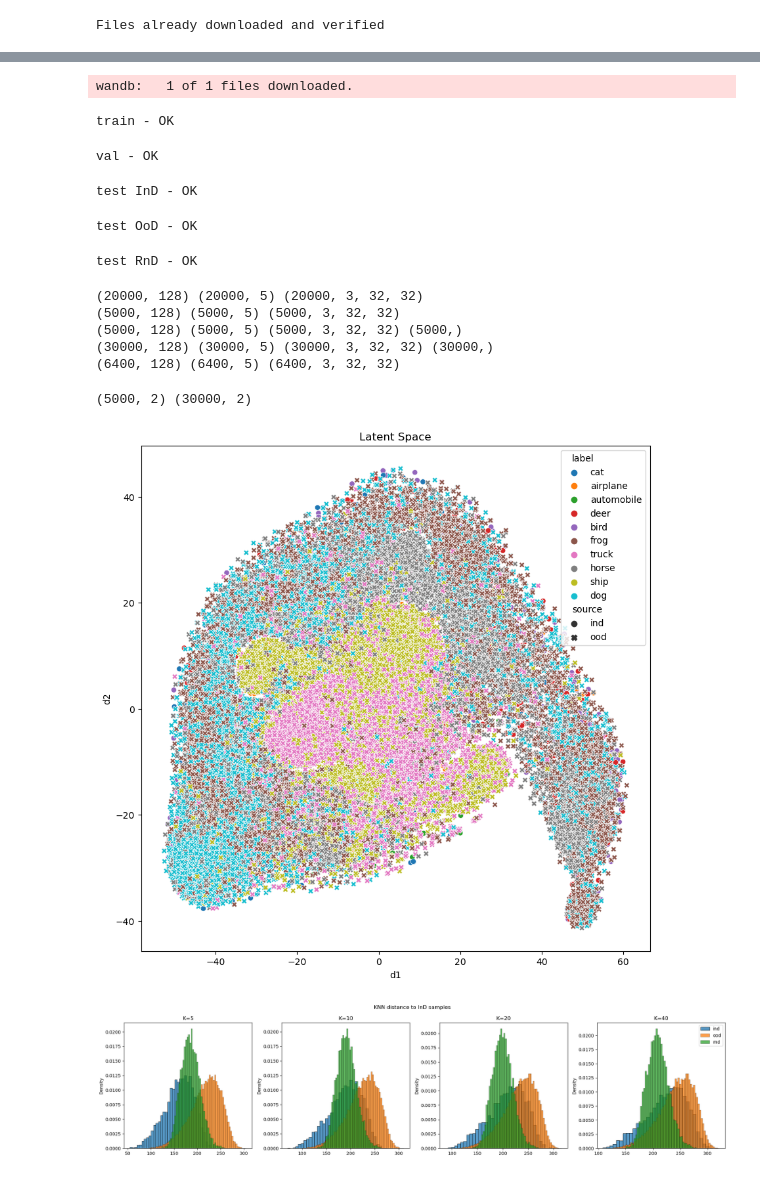
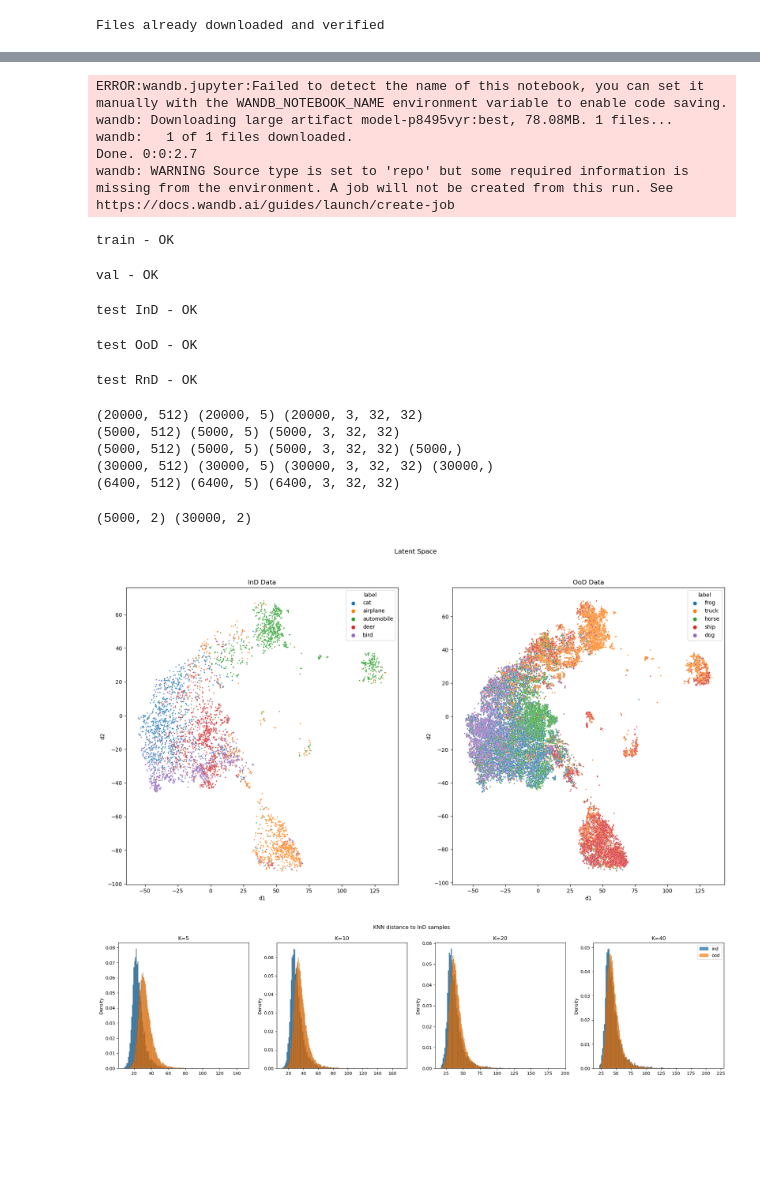
Before and after one commit to yasithdev/qpm-amrb-new, a Jupyter notebook: eval_cifar10_resnet_ce_mse.ipynb, the cells around one changed output, grey strips where cells are left out. Drawn from its saved outputs; the diff is of its cells as text; code cells hidden in the pictures; blank space fills up the shorter version.

```diff
--- a/eval_cifar10_resnet_ce_mse.ipynb
+++ b/eval_cifar10_resnet_ce_mse.ipynb
@@ -49,12 +50,16 @@ model = config.get_model()
 from pathlib import Path
 from lightning.pytorch.loggers.wandb import WandbLogger
 
-artifact_dir = WandbLogger.download_artifact(artifact=f"yasith/robust_ml/model-{model_id}:best")
+artifact_dir = WandbLogger.download_artifact(artifact=f"yasith/robustml/model-{model_id}:best")
 model = model.__class__.load_from_checkpoint(Path(artifact_dir) / "model.ckpt", config=config)
 model = model.cuda()
 model.eval();
 # %% [output]
+ERROR:wandb.jupyter:Failed to detect the name of this notebook, you can set it manually with the WANDB_NOTEBOOK_NAME environment variable to enable code saving.
+wandb: Downloading large artifact model-p8495vyr:best, 78.08MB. 1 files...
 wandb:   1 of 1 files downloaded.
+Done. 0:0:2.7
+wandb: WARNING Source type is set to 'repo' but some required information is missing from the environment. A job will not be created from this run. See https://docs.wandb.ai/guides/launch/create-job
 # %%
 train_loader = dm.train_dataloader()
 val_loader = dm.val_dataloader()
@@ -177,11 +182,11 @@ if ood_str:
     print(ood_emb.shape, ood_lgt.shape, ood_rcn.shape, ood_tgt.shape)
 print(rnd_emb.shape, rnd_lgt.shape, rnd_rcn.shape)
 # %% [output]
-(20000, 128) (20000, 5) (20000, 3, 32, 32)
-(5000, 128) (5000, 5) (5000, 3, 32, 32)
-(5000, 128) (5000, 5) (5000, 3, 32, 32) (5000,)
-(30000, 128) (30000, 5) (30000, 3, 32, 32) (30000,)
-(6400, 128) (6400, 5) (6400, 3, 32, 32)
+(20000, 512) (20000, 5) (20000, 3, 32, 32)
+(5000, 512) (5000, 5) (5000, 3, 32, 32)
+(5000, 512) (5000, 5) (5000, 3, 32, 32) (5000,)
+(30000, 512) (30000, 5) (30000, 3, 32, 32) (30000,)
+(6400, 512) (6400, 5) (6400, 3, 32, 32)
 # %%
 from tsnecuda import TSNE
 
@@ -192,7 +197,7 @@ if ood_str:
 else:
     all_emb = ind_emb
 
-emb2d = TSNE(n_components=2, perplexity=100, random_seed=42).fit_transform(all_emb)
+emb2d = TSNE(n_components=2, perplexity=50, random_seed=42, learning_rate=10, n_iter=10000).fit_transform(all_emb)
 ind_emb2d = emb2d[:n]
 ood_emb2d = emb2d[n:]
 print(ind_emb2d.shape, ood_emb2d.shape)
@@ -201,25 +206,28 @@ print(ind_emb2d.shape, ood_emb2d.shape)
 # %%
 import numpy as np
 import pandas as pd
 from matplotlib import pyplot as plt
 import seaborn as sns
 
 ind_labels = [config.labels[i] for i in ind_tgt]
 ood_labels = [config.labels[i] for i in ood_tgt]
 
 emb_data = pd.DataFrame()
 d1, d2 = ind_emb2d.T
 emb_data = pd.concat([emb_data, pd.DataFrame(dict(d1=d1, d2=d2, label=ind_labels, source="ind"))])
 
 d1, d2 = ood_emb2d.T
 emb_data = pd.concat([emb_data, pd.DataFrame(dict(d1=d1, d2=d2, label=ood_labels, source="ood"))])
 
-fig, ax = plt.subplots(1, 1, figsize=(10, 10))
-ax.set_title("Latent Space")
-sns.scatterplot(data=emb_data, x="d1", y="d2", style="source", hue="label", ax=ax)
+fig, [ax1, ax2] = plt.subplots(1, 2, figsize=(20, 10))
+fig.suptitle("Latent Space")
+sns.scatterplot(data=emb_data[(emb_data['source'] == "ind")], x="d1", y="d2", hue="label", s=5, ax=ax1)
+ax1.set_title("InD Data")
+sns.scatterplot(data=emb_data[(emb_data['source'] == "ood")], x="d1", y="d2", hue="label", s=5, ax=ax2)
+ax2.set_title("OoD Data")
 plt.show()
 # %% [output]
-[figure, old version]
+[figure, new version]
 # %%
 import faiss
 
@@ -238,13 +246,13 @@ for j, k in enumerate(tqdm([5, 10, 20, 40])):
     ax.set_title(f"K={k}")
     sns.histplot(Di.mean(-1), fill=True, label='ind', stat='density', ax=ax)
     sns.histplot(Do.mean(-1), fill=True, label='ood', stat='density', ax=ax)
-    sns.histplot(Dr.mean(-1), fill=True, label='rnd', stat='density', ax=ax)
+    # sns.histplot(Dr.mean(-1), fill=True, label='rnd', stat='density', ax=ax)
 
 plt.legend()
 plt.tight_layout()
 plt.show()
 # %% [output]
-[figure, old version]
+[figure, new version]
 # %%
 import faiss
 
```
Also changed, not shown: parts of 4 cells of this notebook, 14 other files.
